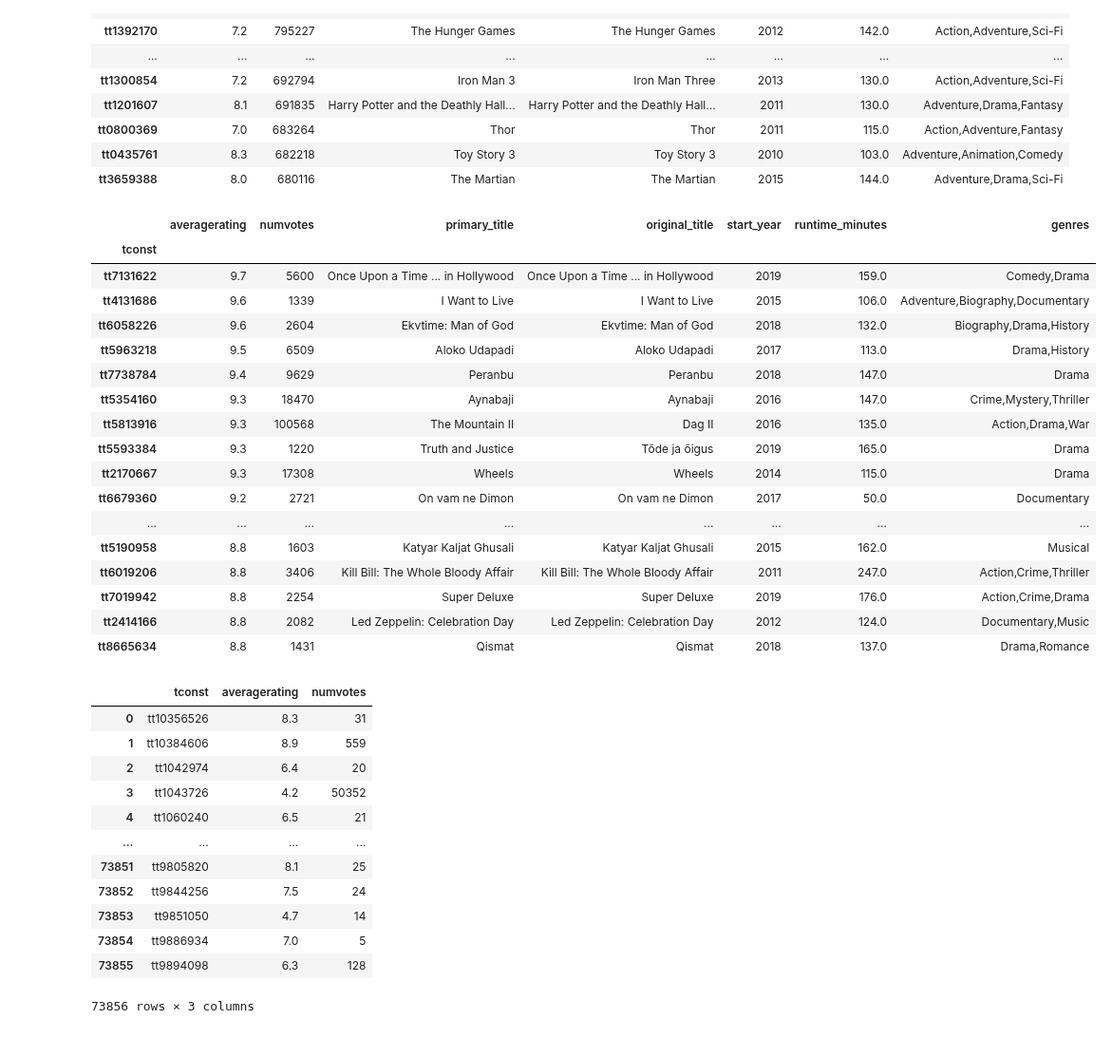
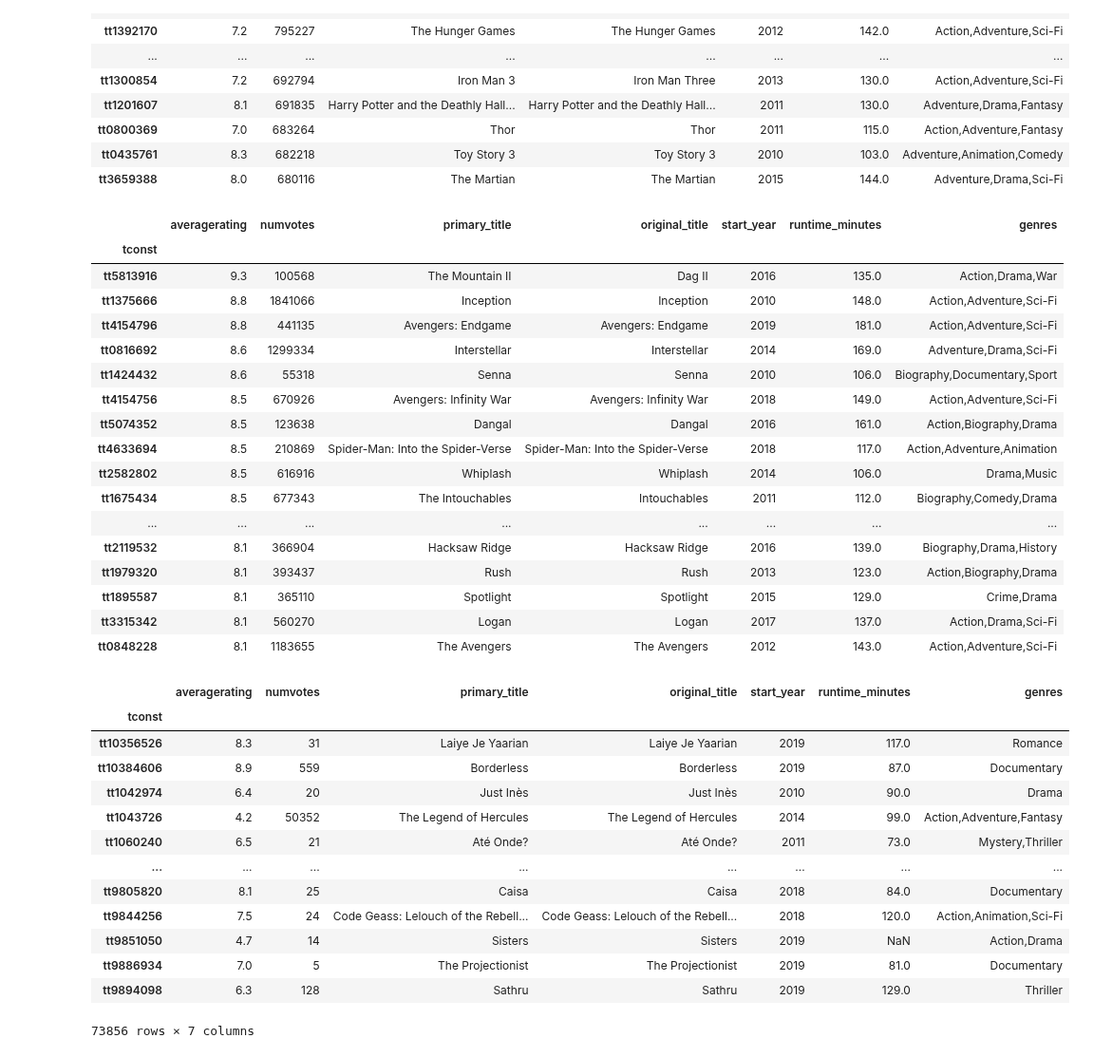
Before and after one commit to epradojr/Microsoft-Movie-Studio-Business-Proposition, a Jupyter notebook: imdb_tables.ipynb, the cells around one changed output. Shown at 95% size. Cells and saved outputs as stored; diff of their text form; code cells hidden in the pictures.

```diff
--- a/imdb_tables.ipynb
+++ b/imdb_tables.ipynb
@@ -84,25 +88,25 @@ sorted_numvotes.head(20) #top 20 movies by number of votes
 | tt0435761 | 8.3 | 682218 | Toy Story 3 | Toy Story 3 | 2010 | 103.0 | Adventure,Animation,Comedy |
 | tt3659388 | 8.0 | 680116 | The Martian | The Martian | 2015 | 144.0 | Adventure,Drama,Sci-Fi |
 # %%
-sorted_averatings = leftjoin_rating_basics.sort_values(by='averagerating', ascending=False).loc[leftjoin_rating_basics['numvotes'] >= 1000].head(50)
+sorted_averatings = leftjoin_rating_basics.sort_values(by='averagerating', ascending=False).loc[leftjoin_rating_basics['numvotes'] >= 50000].head(50)
 
 sorted_averatings
 # %% [output]
 |  | averagerating | numvotes | primary_title | original_title | start_year | runtime_minutes | genres |
 | tconst |  |  |  |  |  |  |  |
-| tt7131622 | 9.7 | 5600 | Once Upon a Time ... in Hollywood | Once Upon a Time ... in Hollywood | 2019 | 159.0 | Comedy,Drama |
-| tt4131686 | 9.6 | 1339 | I Want to Live | I Want to Live | 2015 | 106.0 | Adventure,Biography,Documentary |
-| tt6058226 | 9.6 | 2604 | Ekvtime: Man of God | Ekvtime: Man of God | 2018 | 132.0 | Biography,Drama,History |
-| tt5963218 | 9.5 | 6509 | Aloko Udapadi | Aloko Udapadi | 2017 | 113.0 | Drama,History |
-| tt7738784 | 9.4 | 9629 | Peranbu | Peranbu | 2018 | 147.0 | Drama |
-| tt5354160 | 9.3 | 18470 | Aynabaji | Aynabaji | 2016 | 147.0 | Crime,Mystery,Thriller |
 | tt5813916 | 9.3 | 100568 | The Mountain II | Dag II | 2016 | 135.0 | Action,Drama,War |
-| tt5593384 | 9.3 | 1220 | Truth and Justice | Tõde ja õigus | 2019 | 165.0 | Drama |
-| tt2170667 | 9.3 | 17308 | Wheels | Wheels | 2014 | 115.0 | Drama |
-| tt6679360 | 9.2 | 2721 | On vam ne Dimon | On vam ne Dimon | 2017 | 50.0 | Documentary |
+| tt1375666 | 8.8 | 1841066 | Inception | Inception | 2010 | 148.0 | Action,Adventure,Sci-Fi |
+| tt4154796 | 8.8 | 441135 | Avengers: Endgame | Avengers: Endgame | 2019 | 181.0 | Action,Adventure,Sci-Fi |
+| tt0816692 | 8.6 | 1299334 | Interstellar | Interstellar | 2014 | 169.0 | Adventure,Drama,Sci-Fi |
+| tt1424432 | 8.6 | 55318 | Senna | Senna | 2010 | 106.0 | Biography,Documentary,Sport |
+| tt4154756 | 8.5 | 670926 | Avengers: Infinity War | Avengers: Infinity War | 2018 | 149.0 | Action,Adventure,Sci-Fi |
+| tt5074352 | 8.5 | 123638 | Dangal | Dangal | 2016 | 161.0 | Action,Biography,Drama |
+| tt4633694 | 8.5 | 210869 | Spider-Man: Into the Spider-Verse | Spider-Man: Into the Spider-Verse | 2018 | 117.0 | Action,Adventure,Animation |
+| tt2582802 | 8.5 | 616916 | Whiplash | Whiplash | 2014 | 106.0 | Drama,Music |
+| tt1675434 | 8.5 | 677343 | The Intouchables | Intouchables | 2011 | 112.0 | Biography,Comedy,Drama |
 | ... | ... | ... | ... | ... | ... | ... | ... |
-| tt5190958 | 8.8 | 1603 | Katyar Kaljat Ghusali | Katyar Kaljat Ghusali | 2015 | 162.0 | Musical |
-| tt6019206 | 8.8 | 3406 | Kill Bill: The Whole Bloody Affair | Kill Bill: The Whole Bloody Affair | 2011 | 247.0 | Action,Crime,Thriller |
-| tt7019942 | 8.8 | 2254 | Super Deluxe | Super Deluxe | 2019 | 176.0 | Action,Crime,Drama |
-| tt2414166 | 8.8 | 2082 | Led Zeppelin: Celebration Day | Led Zeppelin: Celebration Day | 2012 | 124.0 | Documentary,Music |
-| tt8665634 | 8.8 | 1431 | Qismat | Qismat | 2018 | 137.0 | Drama,Romance |
+| tt2119532 | 8.1 | 366904 | Hacksaw Ridge | Hacksaw Ridge | 2016 | 139.0 | Biography,Drama,History |
+| tt1979320 | 8.1 | 393437 | Rush | Rush | 2013 | 123.0 | Action,Biography,Drama |
+| tt1895587 | 8.1 | 365110 | Spotlight | Spotlight | 2015 | 129.0 | Crime,Drama |
+| tt3315342 | 8.1 | 560270 | Logan | Logan | 2017 | 137.0 | Action,Drama,Sci-Fi |
+| tt0848228 | 8.1 | 1183655 | The Avengers | The Avengers | 2012 | 143.0 | Action,Adventure,Sci-Fi |
@@ -111,19 +113,20 @@ sorted_averatings
 # %%
-split_column_practice = df_tratings.copy()
+split_column_practice = leftjoin_rating_basics.copy()
 
 split_column_practice
 # %% [output]
-|  | tconst | averagerating | numvotes |
-| 0 | tt10356526 | 8.3 | 31 |
-| 1 | tt10384606 | 8.9 | 559 |
-| 2 | tt1042974 | 6.4 | 20 |
-| 3 | tt1043726 | 4.2 | 50352 |
-| 4 | tt1060240 | 6.5 | 21 |
-| ... | ... | ... | ... |
-| 73851 | tt9805820 | 8.1 | 25 |
-| 73852 | tt9844256 | 7.5 | 24 |
-| 73853 | tt9851050 | 4.7 | 14 |
-| 73854 | tt9886934 | 7.0 | 5 |
-| 73855 | tt9894098 | 6.3 | 128 |
+|  | averagerating | numvotes | primary_title | original_title | start_year | runtime_minutes | genres |
+| tconst |  |  |  |  |  |  |  |
+| tt10356526 | 8.3 | 31 | Laiye Je Yaarian | Laiye Je Yaarian | 2019 | 117.0 | Romance |
+| tt10384606 | 8.9 | 559 | Borderless | Borderless | 2019 | 87.0 | Documentary |
+| tt1042974 | 6.4 | 20 | Just Inès | Just Inès | 2010 | 90.0 | Drama |
+| tt1043726 | 4.2 | 50352 | The Legend of Hercules | The Legend of Hercules | 2014 | 99.0 | Action,Adventure,Fantasy |
+| tt1060240 | 6.5 | 21 | Até Onde? | Até Onde? | 2011 | 73.0 | Mystery,Thriller |
+| ... | ... | ... | ... | ... | ... | ... | ... |
+| tt9805820 | 8.1 | 25 | Caisa | Caisa | 2018 | 84.0 | Documentary |
+| tt9844256 | 7.5 | 24 | Code Geass: Lelouch of the Rebell... | Code Geass: Lelouch of the Rebell... | 2018 | 120.0 | Action,Animation,Sci-Fi |
+| tt9851050 | 4.7 | 14 | Sisters | Sisters | 2019 | NaN | Action,Drama |
+| tt9886934 | 7.0 | 5 | The Projectionist | The Projectionist | 2019 | 81.0 | Documentary |
+| tt9894098 | 6.3 | 128 | Sathru | Sathru | 2019 | 129.0 | Thriller |
-73856 rows × 3 columns
+73856 rows × 7 columns
 # %%
```
Also changed, not shown: parts of 12 cells of this notebook.
